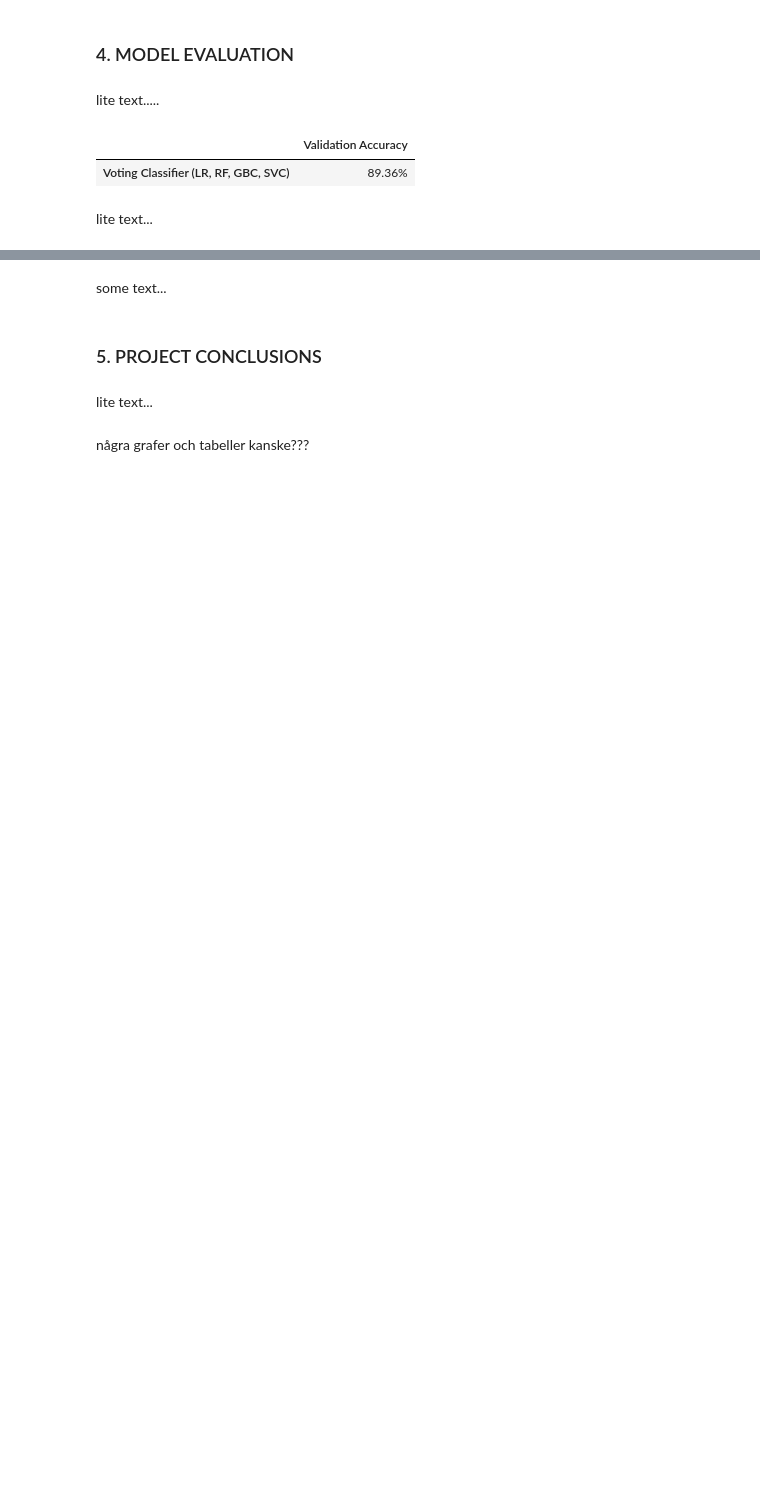
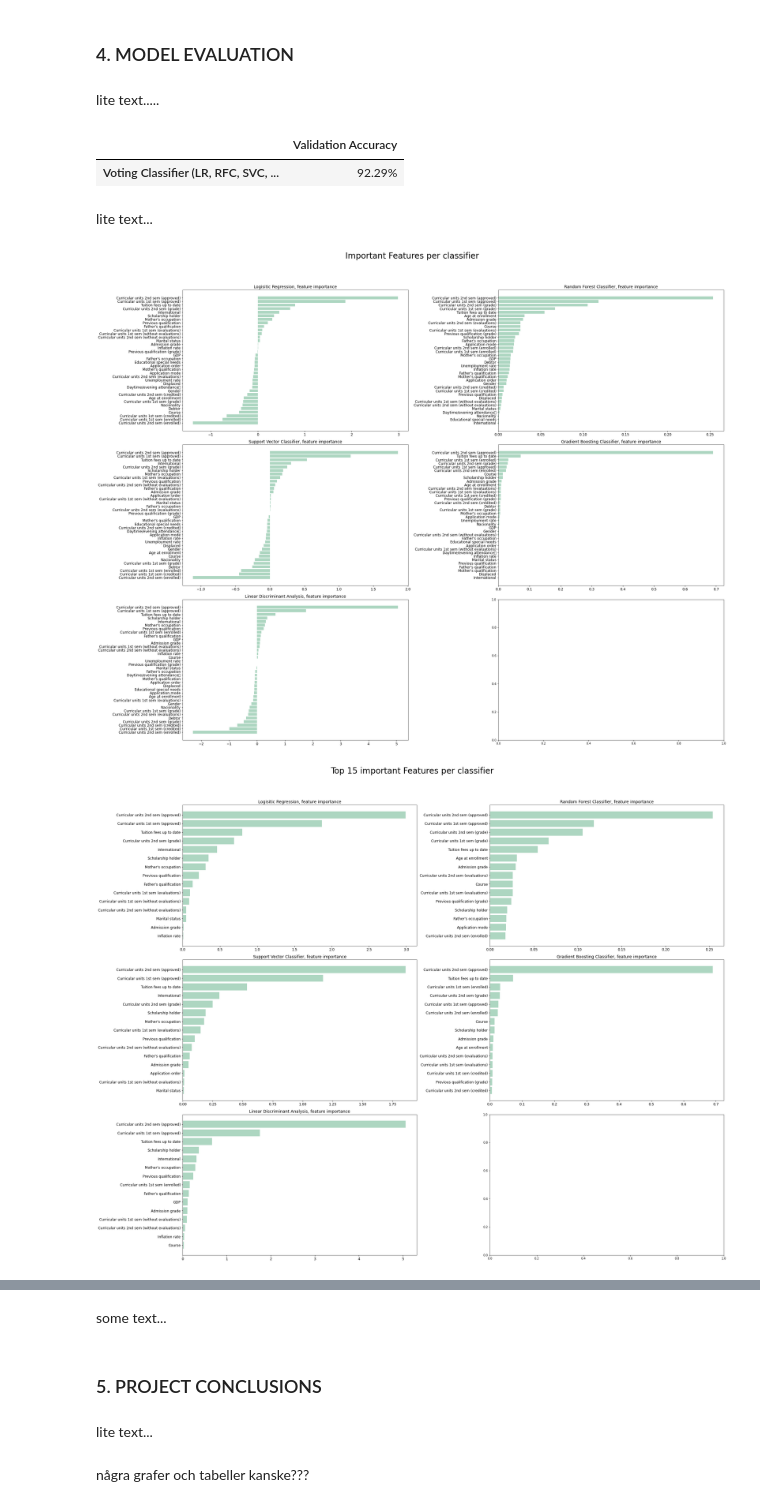
Before and after one commit to LLUhlin/data-science-project, a Jupyter notebook: student_final.ipynb, the cells around one changed output, grey strips where cells are left out. Cells and saved outputs as stored; diff of their text form; code cells hidden in the pictures; blank space fills up the shorter version.

```diff
--- a/student_final.ipynb
+++ b/student_final.ipynb
@@ -414,10 +426,7 @@ X_val_scaled = StandardScaler().fit_transform(X_val.astype(np.float64))
 from sklearn.ensemble import VotingClassifier
 
 #create our voting classifier
-ensemble = VotingClassifier(estimators=[('lr', LogisticRegression()),
-                                        ('gbc', GradientBoostingClassifier()),
-                                        ('rf', RandomForestClassifier()),
-                                        ('svc', SVC())],
+ensemble = VotingClassifier(estimators=estimators,
                             voting='hard',
                             n_jobs=-1)
 
@@ -427,11 +436,53 @@ ensemble.fit(X_train_scaled, y_train)
 #test our model on the validation data
 acc_val = ensemble.score(X_val_scaled, y_val)
 sum = pd.DataFrame({'Validation Accuracy':[acc_val]},
-                   index=['Voting Classifier (LR, RF, GBC, SVC)'])
+                   index=[f'Voting Classifier ({estimator_order})'])
 display(sum.style.format("{:.2%}"))
 # %% [output]
 |  | Validation Accuracy |
-| Voting Classifier (LR, RF, GBC, SVC) | 89.36% |
+| Voting Classifier (LR, RFC, SVC, ... | 92.29% |
 # %% [markdown]
 lite text...
+# %%
+def add_to_axis(ax, ax2, X_train, X_train_scaled, y_train, clf, labelsize, titlesize, limit):
+    for i, value in enumerate(clf):
+        if str(clf[value]) == str(SVC()):
+            classifier = SVC(kernel="linear")
+        else:
+            classifier = clf[value]
+
+        classifier.fit(X_train_scaled, y_train)
+        try:
+            imp = (pd.DataFrame(data={'attr': X_train.columns,'im': classifier.coef_[0]})).sort_values(by='im')
+            imp2 = (pd.DataFrame(data={'attr': X_train.columns,'im': classifier.coef_[0]})).sort_values(by='im').tail(limit)
+        except AttributeError:
+            imp = (pd.DataFrame(data={'attr': X_train.columns,'im': classifier.feature_importances_})).sort_values(by='im')
+            imp2 = (pd.DataFrame(data={'attr': X_train.columns,'im': classifier.feature_importances_})).sort_values(by='im').tail(limit)
+
+        ax2[math.floor(i/2), i%2].barh(imp2['attr'], imp2['im'], align='center', color=(0.2, 0.6, 0.4, 0.4))
+        ax2[math.floor(i/2), i%2].set_title(f'{value}, feature importance', size=titlesize)
+        ax2[math.floor(i/2), i%2].tick_params(axis='both', which='major', labelsize=labelsize)
+
+        ax[math.floor(i/2), i%2].barh(imp['attr'], imp['im'], align='center', color=(0.2, 0.6, 0.4, 0.4))
+        ax[math.floor(i/2), i%2].set_title(f'{value}, feature importance', size=titlesize)
+        ax[math.floor(i/2), i%2].tick_params(axis='both', which='major', labelsize=labelsize)
+
+
+def models_important_features(X_train, X_train_scaled, y_train, clf, width=10, height=8, labelsize=7, titlesize=9, limit=15):
+    fig1, ax1 = plt.subplots(math.ceil(len(clf.keys())/2), 2, figsize=(width,math.ceil(len(clf.keys())/2)*height), tight_layout = True)
+    fig2, ax2 = plt.subplots(math.ceil(len(clf.keys())/2), 2, figsize=(width,math.ceil(len(clf.keys())/2)*height), tight_layout = True)
+
+    add_to_axis(ax1, ax2, X_train, X_train_scaled, y_train, clf, labelsize, titlesize, limit)
+
+
+    fig1.suptitle("\n\n\n".join(["Important Features per classifier"]) + '\n\n\n', y=0.98, fontsize=titlesize*2 )
+    fig2.suptitle("\n\n\n".join([f"Top {limit} important Features per classifier"]) + '\n\n\n', y=0.98, fontsize=titlesize*2)
+
+    plt.show()
+# %%
+models_important_features(X_train, X_train_scaled, y_train, clf, width=30, titlesize=14, labelsize=12, limit=10)
+# models_important_features(X_train, X_train_scaled, y_train, clf, limit=10)
+# %% [output]
+[figure, added]
+[figure, added]
 # %%
```
Also changed, not shown: parts of 11 cells of this notebook, 1 other file.
